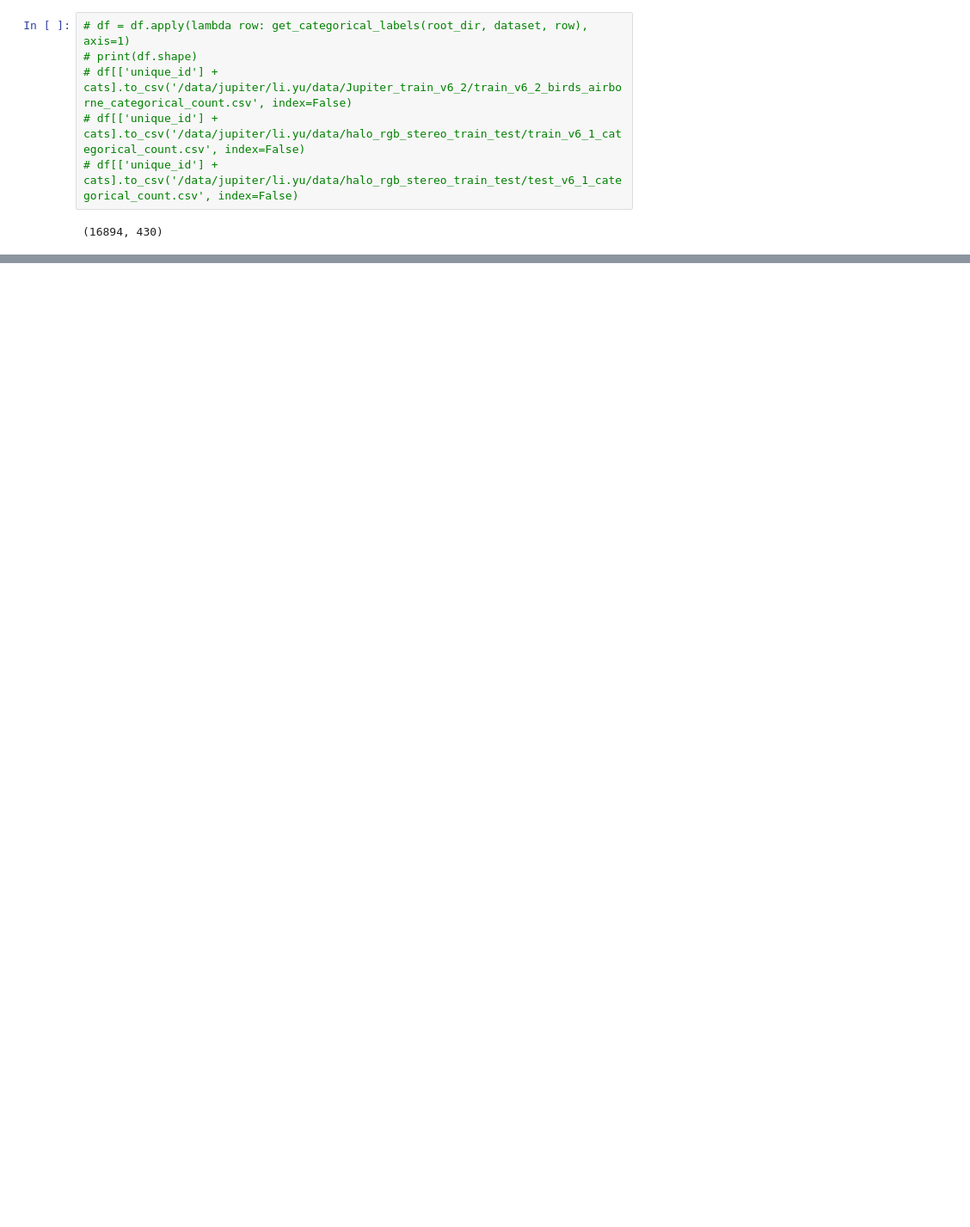
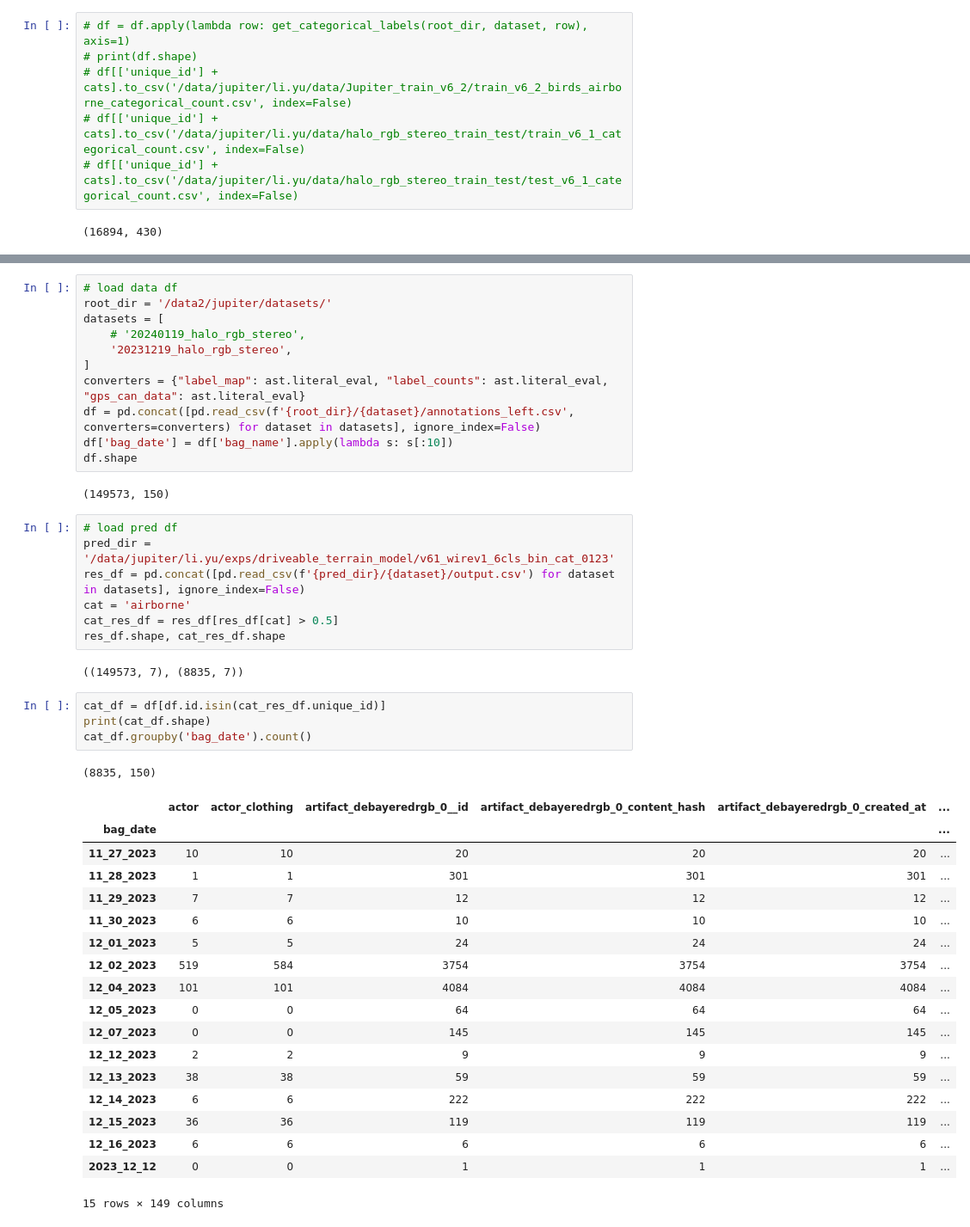
Before and after one commit to liyubrt/notebooks, a Jupyter notebook: check_label.ipynb, the cells around one changed output, grey strips where cells are left out. Shown at 86% size. Saved outputs shown, nothing was run; the diff lists cells and outputs as text; blank space fills up the shorter version.

```diff
--- a/check_label.ipynb
+++ b/check_label.ipynb
@@ -309,0 +394,46 @@ birds 1478 622 526 5297 709
+# %%
+# load data df
+root_dir = '/data2/jupiter/datasets/'
+datasets = [
+    # '20240119_halo_rgb_stereo',
+    '20231219_halo_rgb_stereo',
+]
+converters = {"label_map": ast.literal_eval, "label_counts": ast.literal_eval, "gps_can_data": ast.literal_eval}
+df = pd.concat([pd.read_csv(f'{root_dir}/{dataset}/annotations_left.csv', converters=converters) for dataset in datasets], ignore_index=False)
+df['bag_date'] = df['bag_name'].apply(lambda s: s[:10])
+df.shape
+# %% [output]
+(149573, 150)
+# %%
+# load pred df
+pred_dir = '/data/jupiter/li.yu/exps/driveable_terrain_model/v61_wirev1_6cls_bin_cat_0123'
+res_df = pd.concat([pd.read_csv(f'{pred_dir}/{dataset}/output.csv') for dataset in datasets], ignore_index=False)
+cat = 'airborne'
+cat_res_df = res_df[res_df[cat] > 0.5]
+res_df.shape, cat_res_df.shape
+# %% [output]
+((149573, 7), (8835, 7))
+# %%
+cat_df = df[df.id.isin(cat_res_df.unique_id)]
+print(cat_df.shape)
+cat_df.groupby('bag_date').count()
+# %% [output]
+(8835, 150)
+|  | actor | actor_clothing | artifact_debayeredrgb_0__id | artifact_debayeredrgb_0_content_hash | artifact_debayeredrgb_0_created_at | ... |
+| bag_date |  |  |  |  |  | ... |
+| 11_27_2023 | 10 | 10 | 20 | 20 | 20 | ... |
+| 11_28_2023 | 1 | 1 | 301 | 301 | 301 | ... |
+| 11_29_2023 | 7 | 7 | 12 | 12 | 12 | ... |
+| 11_30_2023 | 6 | 6 | 10 | 10 | 10 | ... |
+| 12_01_2023 | 5 | 5 | 24 | 24 | 24 | ... |
+| 12_02_2023 | 519 | 584 | 3754 | 3754 | 3754 | ... |
+| 12_04_2023 | 101 | 101 | 4084 | 4084 | 4084 | ... |
+| 12_05_2023 | 0 | 0 | 64 | 64 | 64 | ... |
+| 12_07_2023 | 0 | 0 | 145 | 145 | 145 | ... |
+| 12_12_2023 | 2 | 2 | 9 | 9 | 9 | ... |
+| 12_13_2023 | 38 | 38 | 59 | 59 | 59 | ... |
+| 12_14_2023 | 6 | 6 | 222 | 222 | 222 | ... |
+| 12_15_2023 | 36 | 36 | 119 | 119 | 119 | ... |
+| 12_16_2023 | 6 | 6 | 6 | 6 | 6 | ... |
+| 2023_12_12 | 0 | 0 | 1 | 1 | 1 | ... |
+15 rows × 149 columns
```
Also changed, not shown: parts of 23 cells of this notebook, 3 other files.
